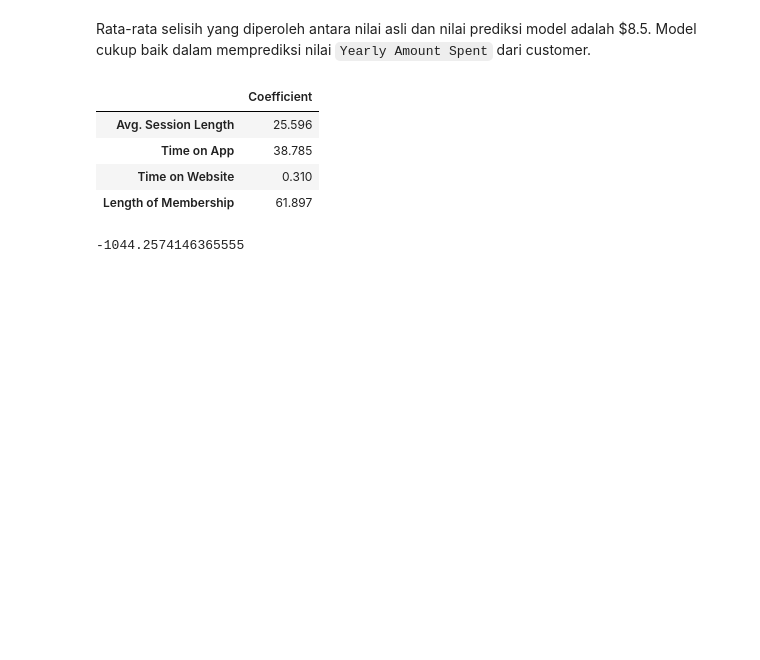
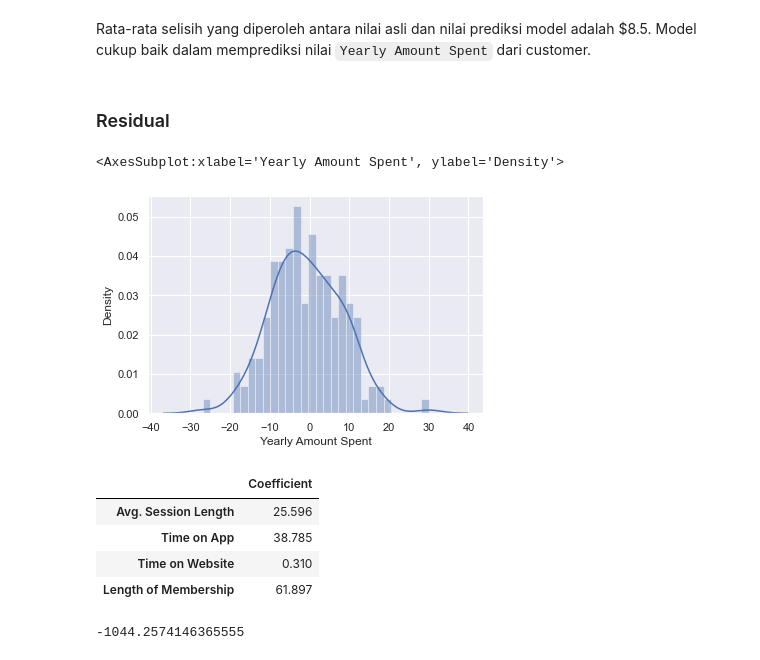
Before and after one commit to GigasTaufan/Ecommerce-Customers-Predictiion, a Jupyter notebook: Ecommerce Customers Prediction.ipynb, the cells around one changed output. Drawn from its saved outputs; the diff is of its cells as text; code cells hidden in the pictures; blank space fills up the shorter version.

```diff
--- a/Ecommerce Customers Prediction.ipynb
+++ b/Ecommerce Customers Prediction.ipynb
@@ -200,5 +201,12 @@ RMSE: 10.481590584636507
 # %% [markdown]
 Rata-rata selisih yang diperoleh antara nilai asli dan nilai prediksi model adalah $8.5. Model cukup baik dalam memprediksi nilai `Yearly Amount Spent` dari customer.
+# %% [markdown]
+### Residual
+# %%
+sns.distplot((y_test - y_pred), bins=30, kde=True)
+# %% [output]
+<AxesSubplot:xlabel='Yearly Amount Spent', ylabel='Density'>
+[figure, added]
 # %%
 # Coefficient for each features
 coefficient = pd.DataFrame(linear_regression.coef_.round(3), X.columns)
```
Also changed, not shown: parts of 5 cells of this notebook.
